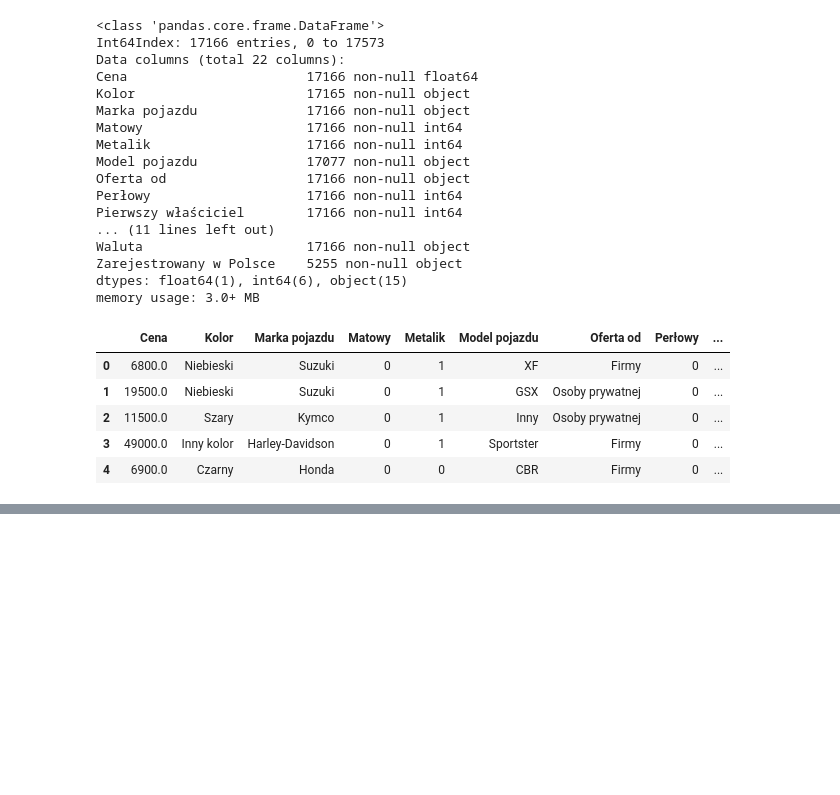
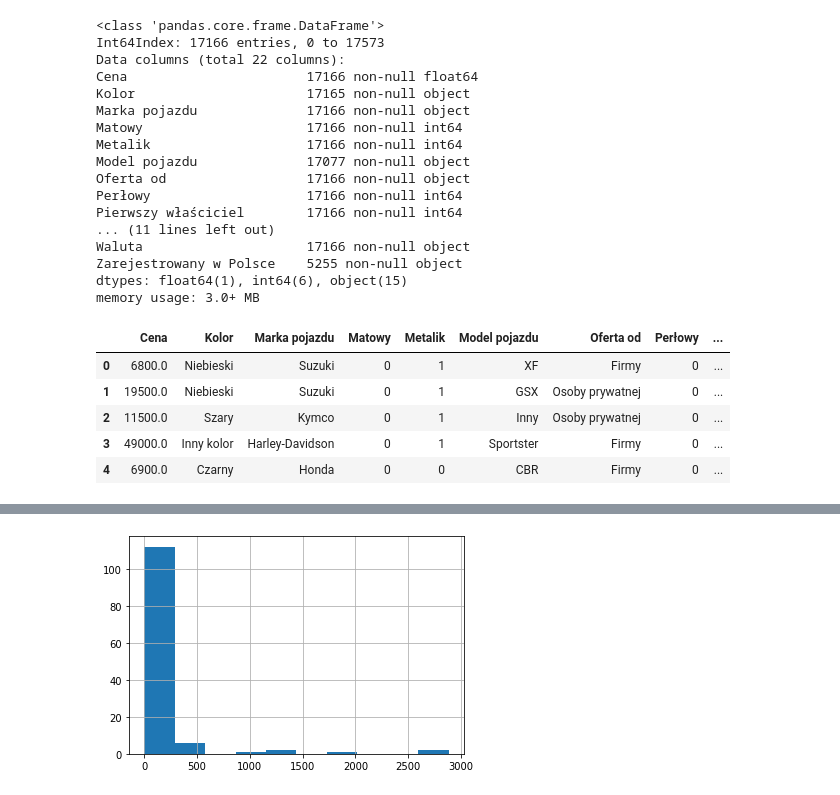
Before and after one commit to kordirko/motory, a Jupyter notebook: projekt_zaliczeniowy.ipynb, the cells around one changed output, grey strips where cells are left out. Drawn from its saved outputs; the diff is of its cells as text; code cells hidden in the pictures; blank space fills up the shorter version.

```diff
--- a/projekt_zaliczeniowy.ipynb
+++ b/projekt_zaliczeniowy.ipynb
@@ -330,0 +352,4 @@ dane.shape
+# %%
+qq = dane.groupby(['Marka pojazdu'])['Marka pojazdu'].count().hist()
+# %% [output]
+[figure, added]
```
Also changed, not shown: parts of 14 cells of this notebook.
